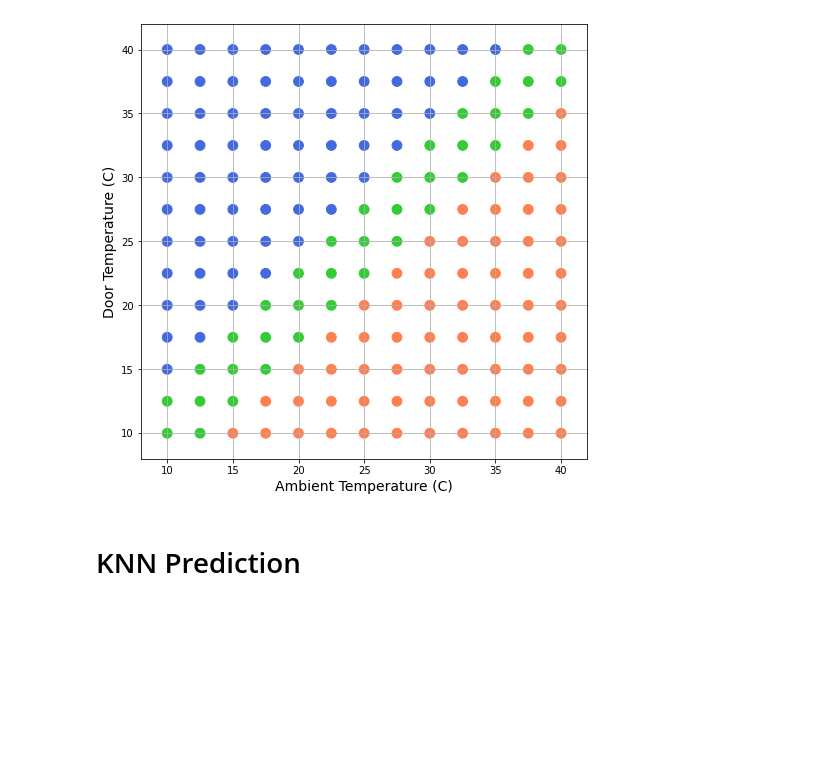
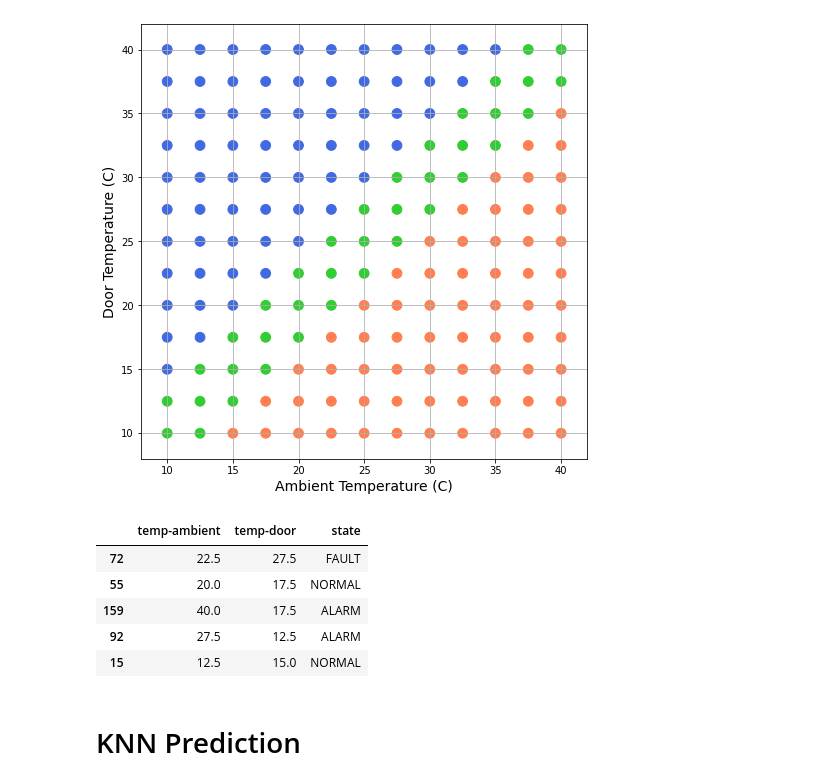
Before and after one commit to sanjaydasgupta/knn-raspberry-pi-pico, a Jupyter notebook: knn-pico.ipynb, the cells around one changed output. Drawn from its saved outputs; the diff is of its cells as text; code cells hidden in the pictures; blank space fills up the shorter version.

```diff
--- a/knn-pico.ipynb
+++ b/knn-pico.ipynb
@@ -44,6 +44,15 @@ FAULT     66
 NORMAL    37
 Name: state, dtype: int64
 [figure]
+# %%
+df.sample(5)
+# %% [output]
+|  | temp-ambient | temp-door | state |
+| 72 | 22.5 | 27.5 | FAULT |
+| 55 | 20.0 | 17.5 | NORMAL |
+| 159 | 40.0 | 17.5 | ALARM |
+| 92 | 27.5 | 12.5 | ALARM |
+| 15 | 12.5 | 15.0 | NORMAL |
 # %% [markdown]
 # KNN Prediction
 # %%
```
Also changed, not shown: parts of 4 cells of this notebook.
